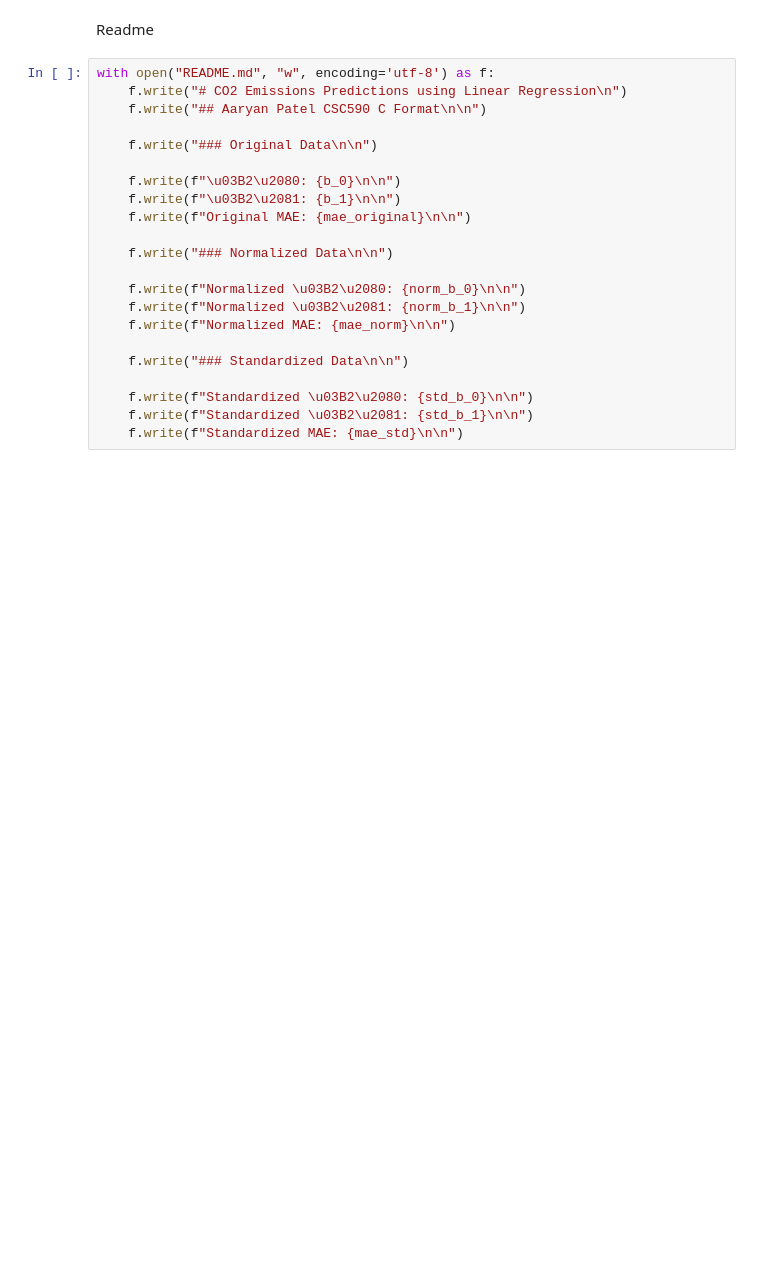
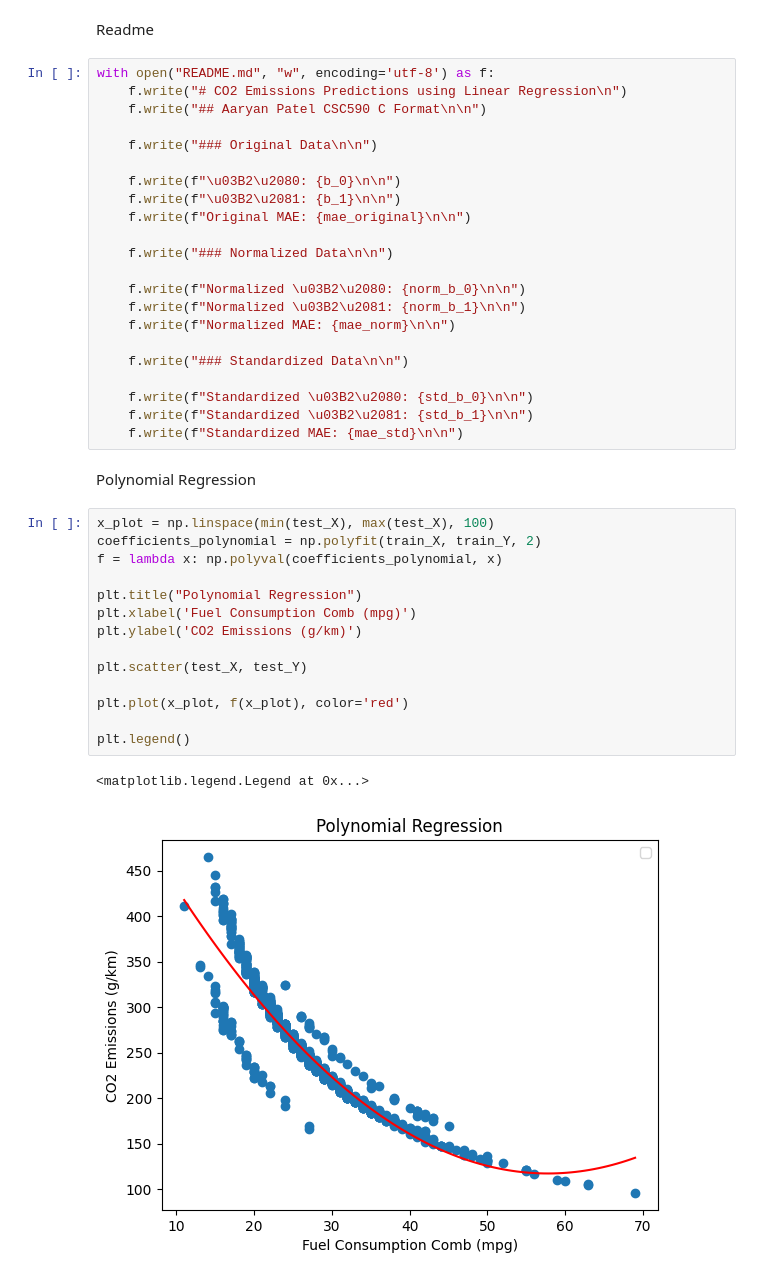
Before and after one commit to aaryangpatel/CO2EmissionsLinearRegression, a Jupyter notebook: LinearRegression.ipynb, the cells around one changed output. Cells and saved outputs as stored; diff of their text form; blank space fills up the shorter version.

Commit message:
Added other regression methods

```diff
--- a/LinearRegression.ipynb
+++ b/LinearRegression.ipynb
@@ -156,3 +161,22 @@ with open("README.md", "w", encoding='utf-8') as f:
     f.write(f"Standardized \u03B2\u2080: {std_b_0}\n\n")
     f.write(f"Standardized \u03B2\u2081: {std_b_1}\n\n")
     f.write(f"Standardized MAE: {mae_std}\n\n")
+# %% [markdown]
+Polynomial Regression
+# %%
+x_plot = np.linspace(min(test_X), max(test_X), 100)
+coefficients_polynomial = np.polyfit(train_X, train_Y, 2)
+f = lambda x: np.polyval(coefficients_polynomial, x)
+
+plt.title("Polynomial Regression")
+plt.xlabel('Fuel Consumption Comb (mpg)')
+plt.ylabel('CO2 Emissions (g/km)')
+
+plt.scatter(test_X, test_Y)
+
+plt.plot(x_plot, f(x_plot), color='red')
+
+plt.legend()
+# %% [output]
+<matplotlib.legend.Legend at 0x...>
+[figure, added]
```
Also changed, not shown: parts of 9 cells of this notebook.
